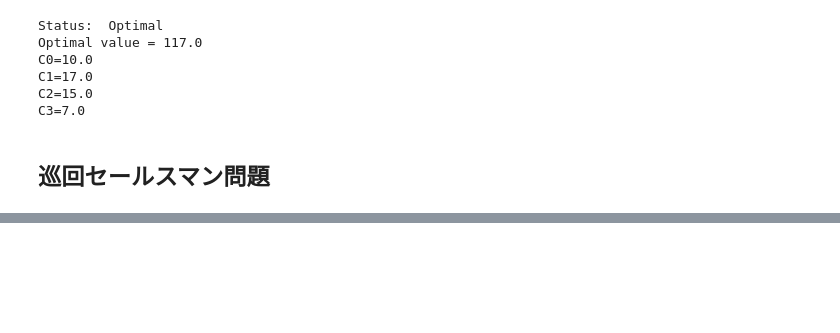
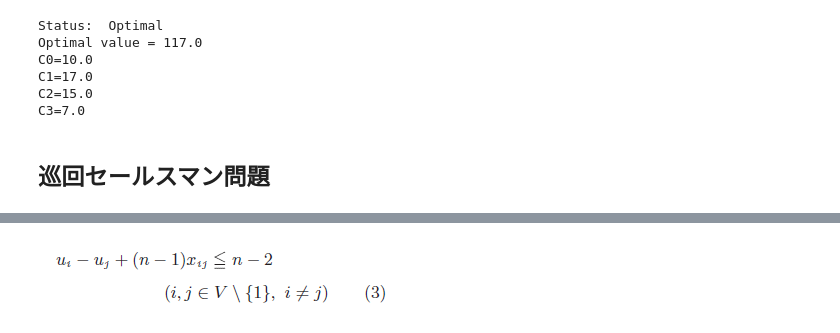
Before and after one commit to Kengo6165/Optimization, a Jupyter notebook: Thesis/01_藤江_2012_整数計画法による定式化入門/整数計画法による定式化入門.ipynb, the cells around one changed output, grey strips where cells are left out. Saved outputs shown, nothing was run; the diff lists cells and outputs as text; code cells hidden in the pictures; blank space fills up the shorter version.

```diff
--- a/Thesis/01_藤江_2012_整数計画法による定式化入門/整数計画法による定式化入門.ipynb
+++ b/Thesis/01_藤江_2012_整数計画法による定式化入門/整数計画法による定式化入門.ipynb
@@ -289,0 +382,4 @@ C3=7.0
+# %%
+display_png(Image('pictures/formula4-2.PNG'))
+# %% [output]
+[figure, added]
```
Also changed, not shown: parts of 14 cells of this notebook, 10 other files.
